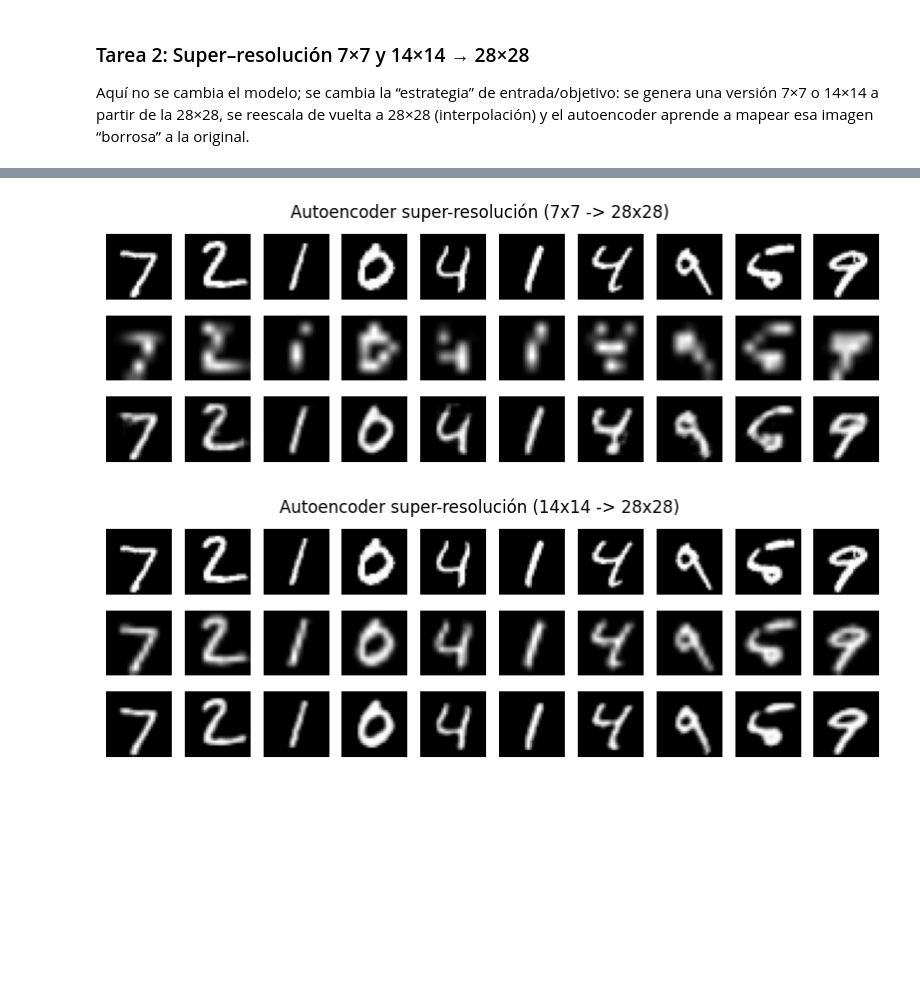
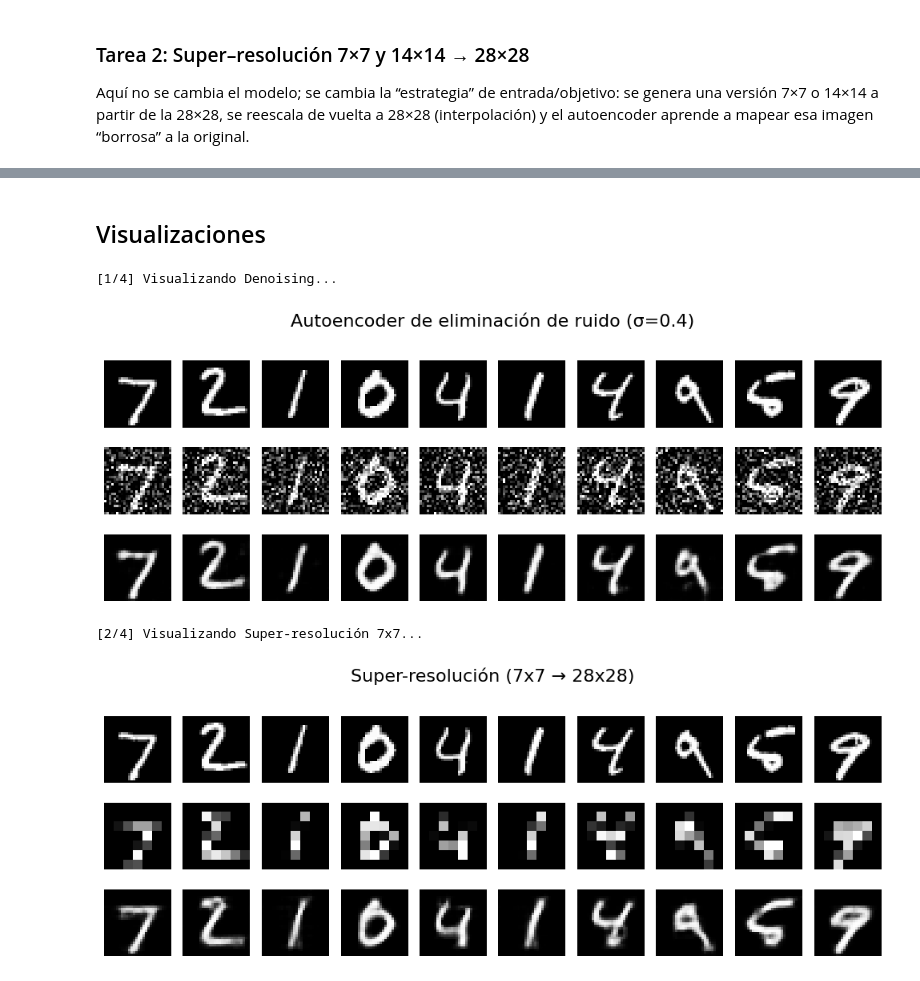
Before and after one commit to Javi05x/Autoencoders, a Jupyter notebook: Practica2.ipynb, the cells around one changed output, grey strips where cells are left out. Saved outputs shown, nothing was run; the diff lists cells and outputs as text; code cells hidden in the pictures; blank space fills up the shorter version.

```diff
--- a/Practica2.ipynb
+++ b/Practica2.ipynb
@@ -347,0 +319,19 @@ Epoch 10/10 - Loss: 0.006025
+# %%
+# ============================================================================
+# Entrenar SUPER-RESOLUCIÓN 7x7
+# ============================================================================
+print("\n" + "="*60)
+print("[2/4] ENTRENANDO: Super-resolución 7x7")
+print("="*60)
+
+model_sr7 = ModelFactory.create_super_resolution_autoencoder(device, input_size=7)
+optimizer_sr7 = torch.optim.Adam(model_sr7.parameters(), lr=1e-3, weight_decay=1e-5)
+sr7_task = SuperResolutionTask(device, low_res_size=7, add_noise=False)
+trainer_sr7 = TrainerService(model_sr7, optimizer_sr7, loss_fn, device)
+
+history_sr7 = trainer_sr7.train(
+    dataloader=train_loader,
+    num_epochs=15,  # 15 epochs para mejor convergencia en 7x7
+    transform_input=sr7_task.transform_input,
+    transform_target=sr7_task.transform_target
+)
@@ -348,37 +431,48 @@ Epoch 10/10 - Loss: 0.006025
+# %% [markdown]
+## Visualizaciones
+# %%
+# ============================================================================
+#  Visualizar DENOISING
+# ============================================================================
+print("\n[1/4] Visualizando Denoising...")
+
+model_denoise.eval()
+with torch.no_grad():
+    imgs, _ = next(iter(test_loader))
+    imgs = imgs.to(device)
+    noisy = denoising_task.transform_input(imgs)
+    recon = model_denoise(noisy)
+
+VisualizationService.show_triplet_grid(
+    originals=imgs,
+    corrupted=noisy,
+    reconstructions=recon,
+    num_images=10,
+    title=denoising_task.title()
+)
+# %% [output]
+[1/4] Visualizando Denoising...
+[figure, added]
 # %%
-# Visualización super-resolución 7x7
+# ============================================================================
+# CELDA 17: Visualizar SUPER-RESOLUCIÓN 7x7
+# ============================================================================
+print("[2/4] Visualizando Super-resolución 7x7...")
+
 model_sr7.eval()
 with torch.no_grad():
     imgs, _ = next(iter(test_loader))
     imgs = imgs.to(device)
-    low = downsample_to_size(imgs, 7)
-    low_up = upsample_to_28(low)
-    recon7 = model_sr7(low_up)
+    low7 = sr7_task.transform_input(imgs)
+    recon7 = model_sr7(low7)
 
 VisualizationService.show_triplet_grid(
     originals=imgs,
-    corrupted=low_up,
+    corrupted=low7,
     reconstructions=recon7,
     num_images=10,
     title=sr7_task.title()
 )
-
-# Visualización super-resolución 14x14
-model_sr14.eval()
-with torch.no_grad():
-    imgs, _ = next(iter(test_loader))
-    imgs = imgs.to(device)
-    low14 = downsample_to_size(imgs, 14)
-    low14_up = upsample_to_28(low14)
-    recon14 = model_sr14(low14_up)
-
-VisualizationService.show_triplet_grid(
-    originals=imgs,
-    corrupted=low14_up,
-    reconstructions=recon14,
-    num_images=10,
-    title=sr14_task.title()
-)
 # %% [output]
+[2/4] Visualizando Super-resolución 7x7...
-[figure, old version]
+[figure, new version]
-[figure, removed]
```
Also changed, not shown: parts of 28 cells of this notebook.
